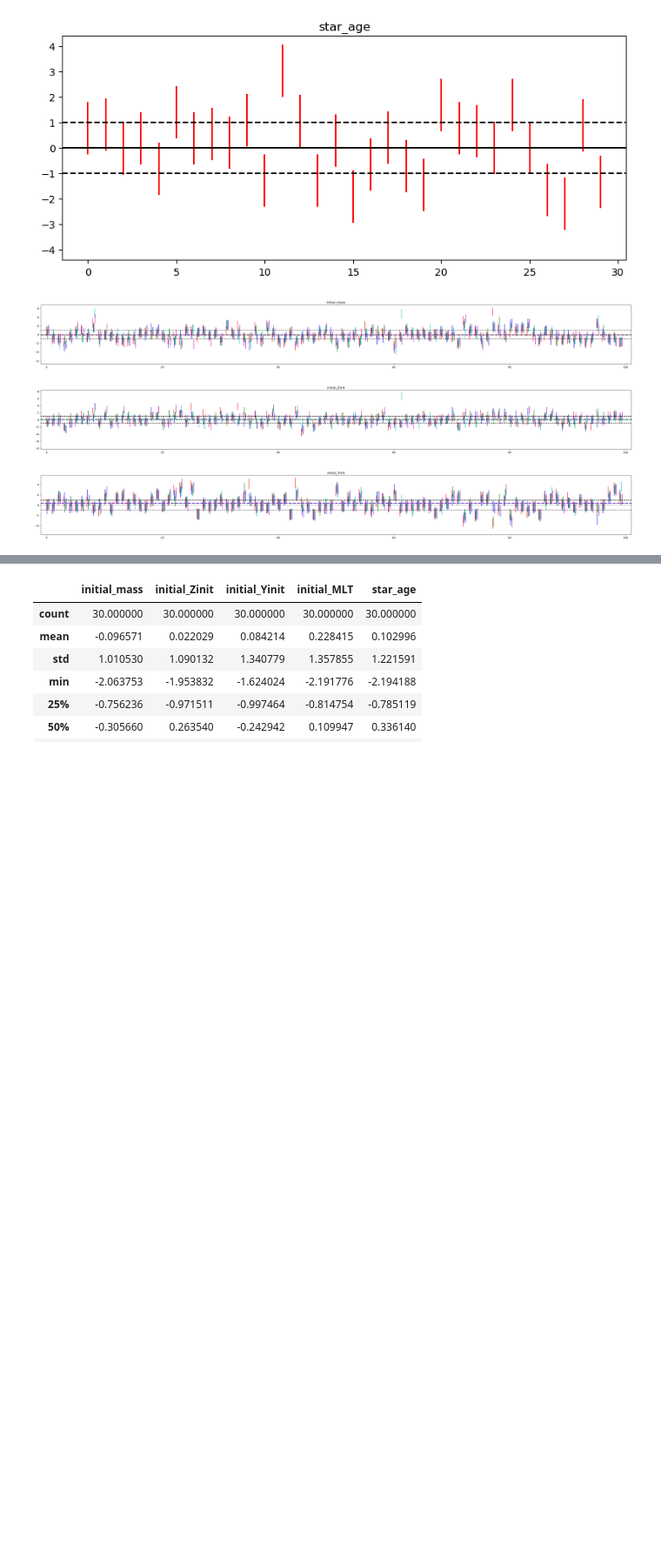
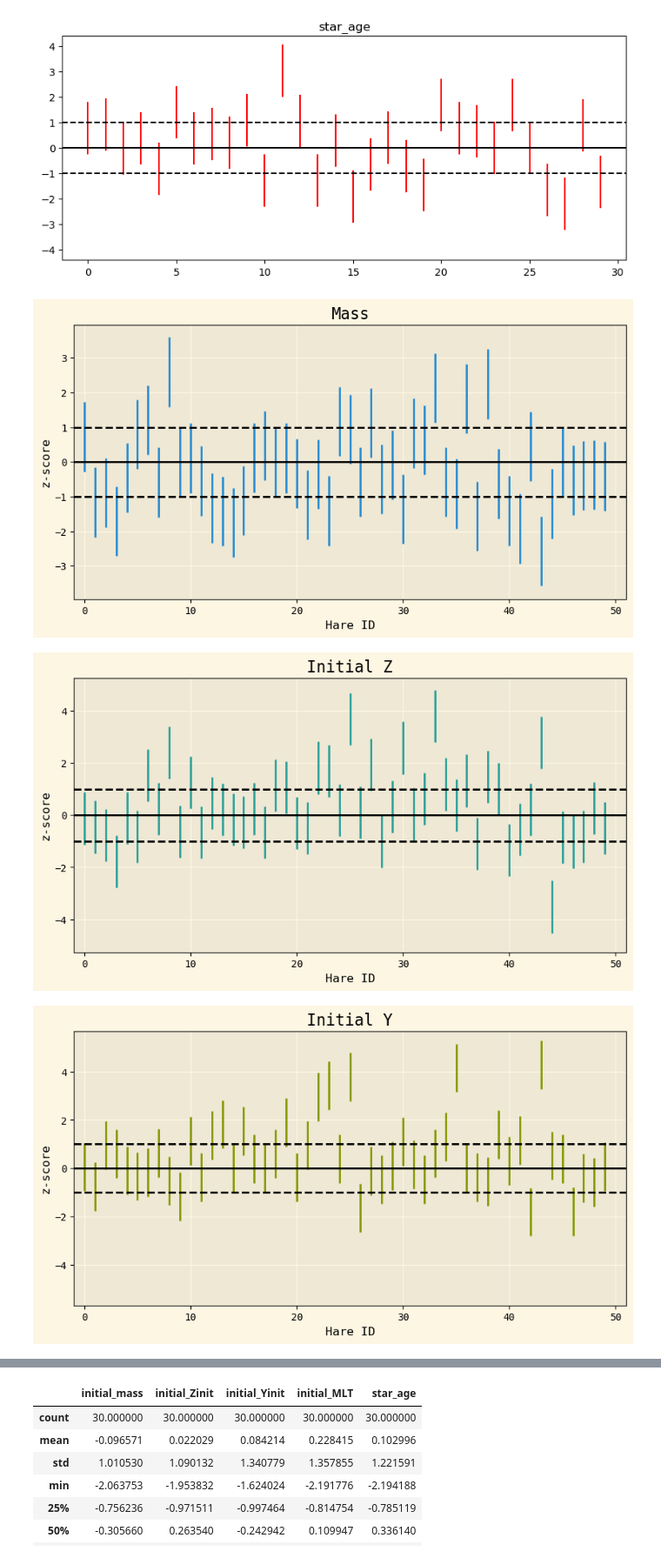
Before and after one commit to ojscutt/ultranest-pitchfork, a Jupyter notebook: population-zscore.ipynb, the cells around one changed output, grey strips where cells are left out. Shown at 87% size. Saved outputs shown, nothing was run; the diff lists cells and outputs as text; code cells hidden in the pictures; blank space fills up the shorter version.

```diff
--- a/population-zscore.ipynb
+++ b/population-zscore.ipynb
@@ -14,6 +14,14 @@ import matplotlib.pyplot as plt
 from matplotlib.lines import Line2D
 import corner
 
+plt.style.use("Solarize_Light2")
+plt.rcParams.update({"axes.edgecolor": "black"})
+plt.rcParams.update({"text.color": "black"})
+plt.rcParams.update({"axes.labelcolor": "black"})
+plt.rcParams.update({"xtick.color": "black"})
+plt.rcParams.update({"ytick.color": "black"})
+plt.rcParams.update({"font.family": "monospace"})
+
 #.script imports
 from scripts import prior_funcs, utils
 # %%
@@ -178,12 +186,12 @@ for label in inputs:
 [figure]
 # %%
 z_scores_dict = {}
-for obs_idx in range(5):
+for obs_idx in range(1):
     z_scores_dict[f'obs{obs_idx}'] = {}
     zscore_upper_array=np.empty((0,5))
     zscore_mean_array=np.empty((0,5))
     zscore_lower_array=np.empty((0,5))
-    for hare_idx in range(100):
+    for hare_idx in range(50):
         path = f'form/hare{hare_idx}/obs{obs_idx}/'
 
         with open(path+'samples.pkl', 'rb') as fp:
@@ -225,30 +233,52 @@ for obs_idx in range(5):
     z_scores_dict[f'obs{obs_idx}']['zscore_mean_df'] = pd.DataFrame(zscore_mean_array, columns = inputs)
     z_scores_dict[f'obs{obs_idx}']['zscore_lower_df'] = pd.DataFrame(zscore_lower_array, columns = inputs)
 # %%
-colors = ['r', 'b', 'g', 'c', 'm']
-hares_observed=100
+#colors = ['r', 'b', 'g', 'c', 'm']
+colours = [colour["color"] for colour in plt.rcParams["axes.prop_cycle"]]
+
+hares_observed=50
+label_idx = 0
 for label in inputs:
-    fig, ax = plt.subplots(figsize=(40,4))
-    for obs_idx in range(5):
+    fig, ax = plt.subplots(figsize=(10,5))
+    for obs_idx in range(1):
         zscore_lower_df = z_scores_dict[f'obs{obs_idx}']['zscore_lower_df']
         zscore_mean_df = z_scores_dict[f'obs{obs_idx}']['zscore_mean_df']
         zscore_upper_df = z_scores_dict[f'obs{obs_idx}']['zscore_upper_df']
         for i in range(hares_observed):
-            x_val = i+(obs_idx*0.1)
-            ax.plot(np.full(2, x_val), np.array([zscore_lower_df[label].values[i], zscore_upper_df[label].values[i]]), c=colors[obs_idx])
+            x_val = i+(obs_idx*0.15)
+            ax.plot(np.full(2, x_val), np.array([zscore_lower_df[label].values[i], zscore_upper_df[label].values[i]]), c=colours[label_idx])
 
         zscore_mean = np.mean(zscore_mean_df[label].values)
-        ax.axhline(zscore_mean, c=colors[obs_idx], linestyle='-.')
+        #ax.axhline(zscore_mean, c=colors[obs_idx], linestyle='-.')
 
     ax.axhline(0, c='black')
     ax.axhline(-1, c='black', linestyle='--')
     ax.axhline(1, c='black', linestyle='--')
 
     yabs_max = abs(max(ax.get_ylim(), key=abs))
     ax.set_ylim(ymin=-yabs_max, ymax=yabs_max)
     ax.set_xlim(xmin=-1, xmax=hares_observed+1)
-    ax.set_title(label)
+
+    if label == "initial_mass":
+        ax.set_title(r"Mass")
+
+    elif label == "initial_Zinit":
+        ax.set_title("Initial Z")
+
+    elif label == "initial_Yinit":
+        ax.set_title("Initial Y")
+
+    elif label == "initial_MLT":
+        ax.set_title(r"Initial $\alpha_{MLT}$")
+
+    elif label == "star_age":
+        ax.set_title("Age")
+
+    ax.set_xlabel("Hare ID")
+
+    ax.set_ylabel("z-score")
+    label_idx+=1
 # %% [output]
-[figure, old version]
+[figure, new version]
-[figure, old version]
+[figure, new version]
-[figure, old version]
+[figure, new version]
```
Also changed, not shown: parts of 2 cells of this notebook, 3 other files.
